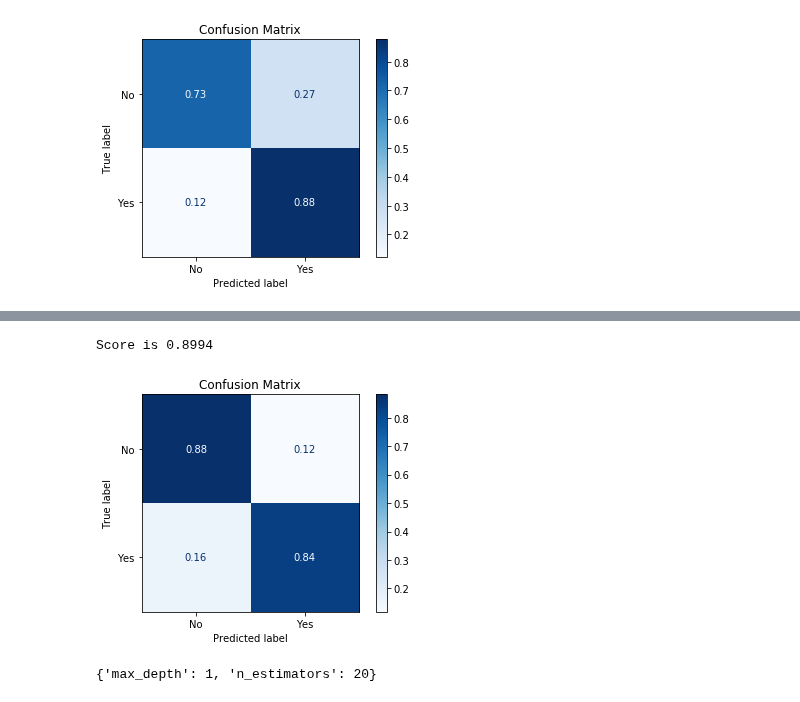
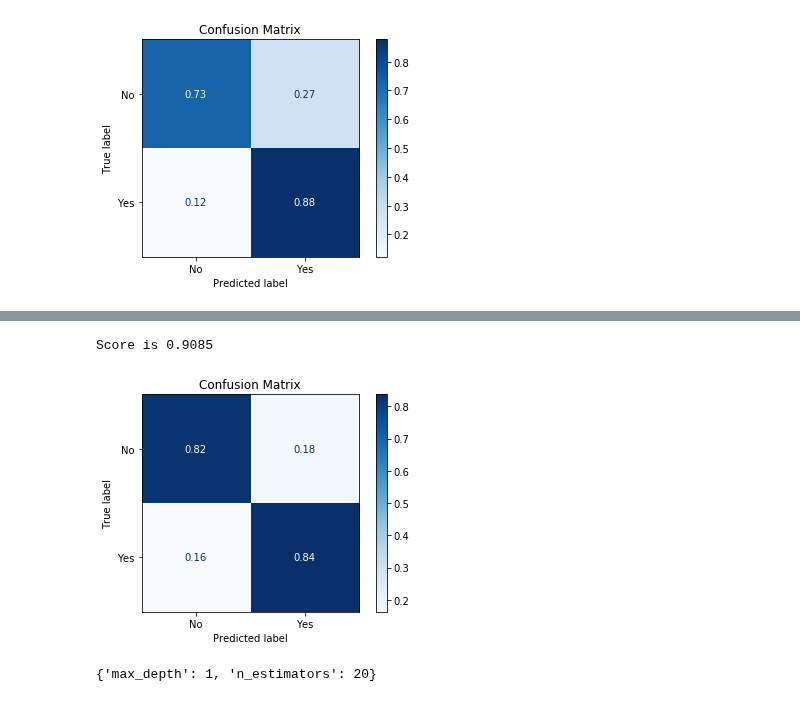
Before and after one commit to rparthas/data, a Jupyter notebook: StatLearning/8.Classifier.ipynb, the cells around one changed output, grey strips where cells are left out. Cells and saved outputs as stored; diff of their text form; code cells hidden in the pictures.

```diff
--- a/StatLearning/8.Classifier.ipynb
+++ b/StatLearning/8.Classifier.ipynb
@@ -75,10 +75,10 @@ grid_search(bagging, tree_para,X,y)
 # %%
-bagging = BaggingClassifier(base_estimator=decision_tree,n_estimators= 100 ,max_samples =1.0, n_jobs=-1)
+bagging = BaggingClassifier(base_estimator=decision_tree,n_estimators= 200 ,max_samples =0.1, n_jobs=-1)
 bagging.fit(X_train,y_train)
 plot(bagging,X_test,y_test,X,y)
 # %% [output]
-Score is 0.8994
+Score is 0.9085
-[figure, old version]
+[figure, new version]
 # %%
 from sklearn.ensemble import GradientBoostingClassifier
 boosting = GradientBoostingClassifier()
```
Also changed, not shown: parts of 3 cells of this notebook.
